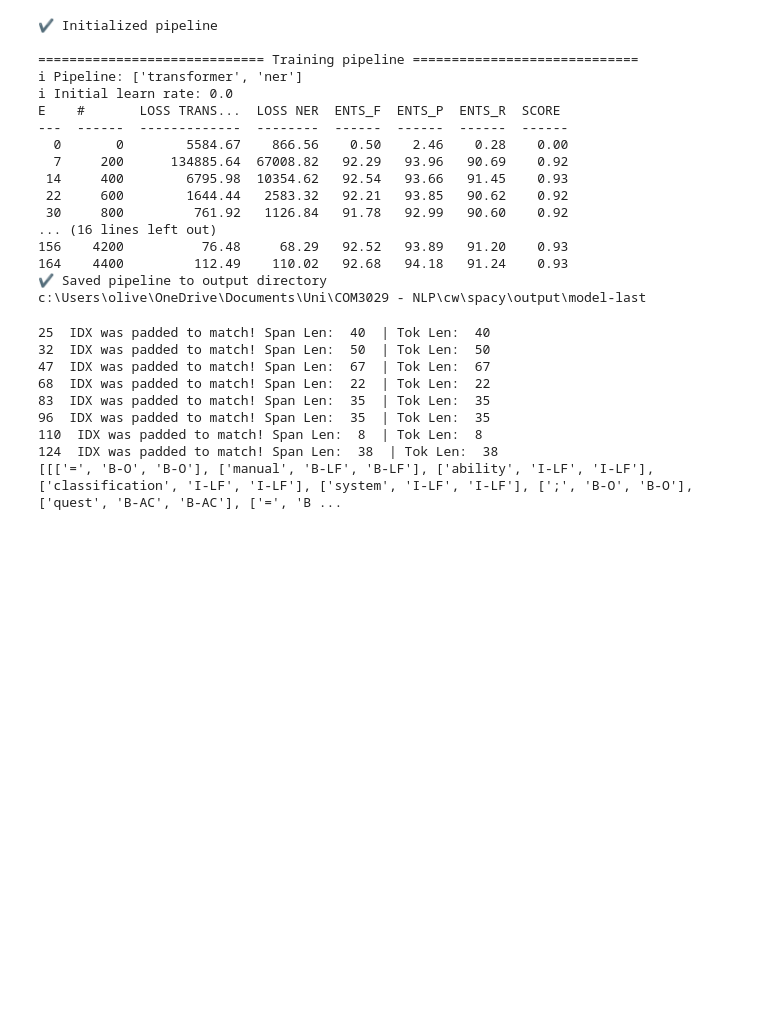
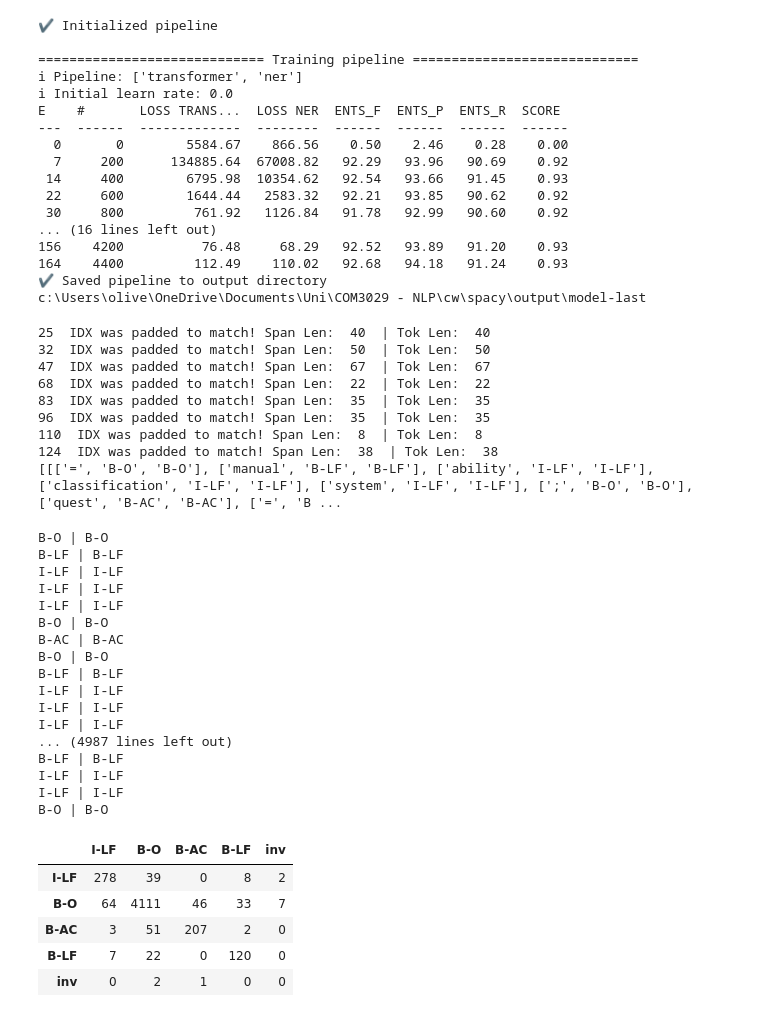
Before and after one commit to OliverKrieger/COM3029---NLP, a Jupyter notebook: cw/spacy/spacy.ipynb, the cells around one changed output. Saved outputs shown, nothing was run; the diff lists cells and outputs as text; code cells hidden in the pictures; blank space fills up the shorter version.

Commit message:
plot spacy truth table

```diff
--- a/cw/spacy/spacy.ipynb
+++ b/cw/spacy/spacy.ipynb
@@ -64,7 +64,7 @@ class DataCollection:
 
 
     def get_unique_tags(self) -> list[str]:
-        return flatten_list(self.get_ner_list())
+        return list(set(flatten_list(self.get_ner_list())))
 
     def create_item_embeddings(self, tags:list[str]) -> dict:
         return {label:idx for idx, label in enumerate(tags)}
@@ -205,7 +205,7 @@ def ent_to_entspan(ents) -> list[EntSpan]:
 
 def pad_ents(tokens:list[str], ents) -> list[EntSpan]:
     span_list:list[EntSpan] = ent_to_entspan(ents)
-    invalid_token = "invalid" # for ease of use to change what is invalid token naming convention
+    invalid_token = "inv" # for ease of use to change what is invalid token naming convention
 
     for idx in range(len(tokens)):
         if tokens[idx] != span_list[idx].text:
@@ -285,7 +285,7 @@ def collection_to_predictions(data_collection:DataCollection):
                     tokens_list.append(EntSpan(tok, ner))
                 span_list:list[EntSpan] = pad_ents(token_list_iter, doc.ents)
             else: # pad tokens
-                span_list:list[EntSpan] = [EntSpan(ent.text, ent.label_) for ent in doc.ents]
+                span_list:list[EntSpan] = ent_to_entspan(doc.ents)
                 tokens_list:list[EntSpan] = pad_tokens(token_list_iter, ner_tag_list_iter, doc.ents)
                 # print(validation_idx, " Tokens Padded Successfully!")
 
@@ -315,6 +315,51 @@ print(metrics)
 110  IDX was padded to match! Span Len:  8  | Tok Len:  8
 124  IDX was padded to match! Span Len:  38  | Tok Len:  38
 [[['=', 'B-O', 'B-O'], ['manual', 'B-LF', 'B-LF'], ['ability', 'I-LF', 'I-LF'], ['classification', 'I-LF', 'I-LF'], ['system', 'I-LF', 'I-LF'], [';', 'B-O', 'B-O'], ['quest', 'B-AC', 'B-AC'], ['=', 'B ...
+# %%
+flat_list = []
+for metric_list in metrics:
+    for metric_item in metric_list:
+        flat_list.append(metric_item)
+
+metric_df = pd.DataFrame(flat_list, columns=['Tokens', 'Tags', "Predicted Tags"])
+
+tags = validation_collection.get_unique_tags()
+tags.append("inv")
+result_df = pd.DataFrame(0, columns=tags, index=tags)
+
+from tqdm import tqdm
+
+for item in tqdm(flat_list):
+    tag = item[1]
+    predicted_tag = item[2]
+    print(tag, "|", predicted_tag)
+    result_df.at[tag, predicted_tag] += 1
+result_df.to_csv('result.csv', index=False)
+result_df
+# %% [output]
+B-O | B-O
+B-LF | B-LF
+I-LF | I-LF
+I-LF | I-LF
+I-LF | I-LF
+B-O | B-O
+B-AC | B-AC
+B-O | B-O
+B-LF | B-LF
+I-LF | I-LF
+I-LF | I-LF
+I-LF | I-LF
+... (4987 lines left out)
+B-LF | B-LF
+I-LF | I-LF
+I-LF | I-LF
+B-O | B-O
+|  | I-LF | B-O | B-AC | B-LF | inv |
+| I-LF | 278 | 39 | 0 | 8 | 2 |
+| B-O | 64 | 4111 | 46 | 33 | 7 |
+| B-AC | 3 | 51 | 207 | 2 | 0 |
+| B-LF | 7 | 22 | 0 | 120 | 0 |
+| inv | 0 | 2 | 1 | 0 | 0 |
 # %%
 # text = " ".join(validation_collection.get_token_list()[0])
 # doc:Doc = best_model_nlp(text)
```
Also changed, not shown: 1 other file.
